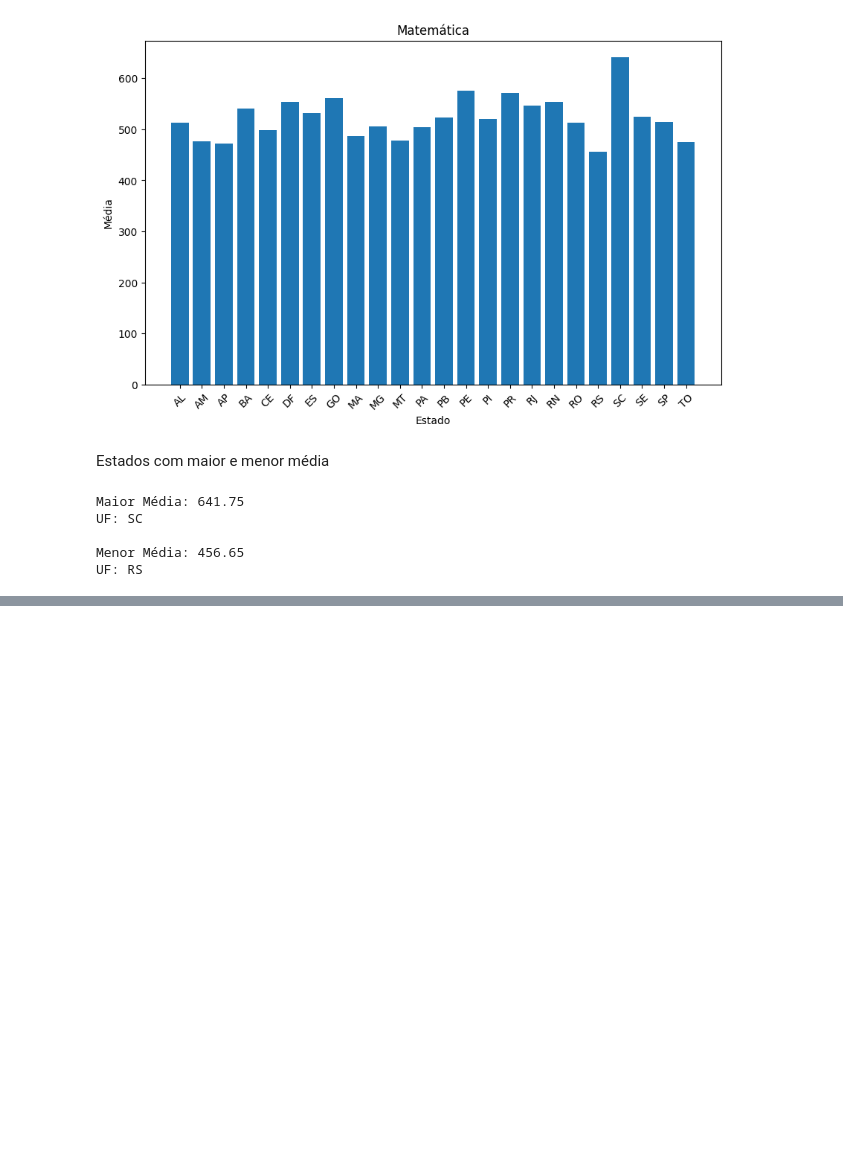
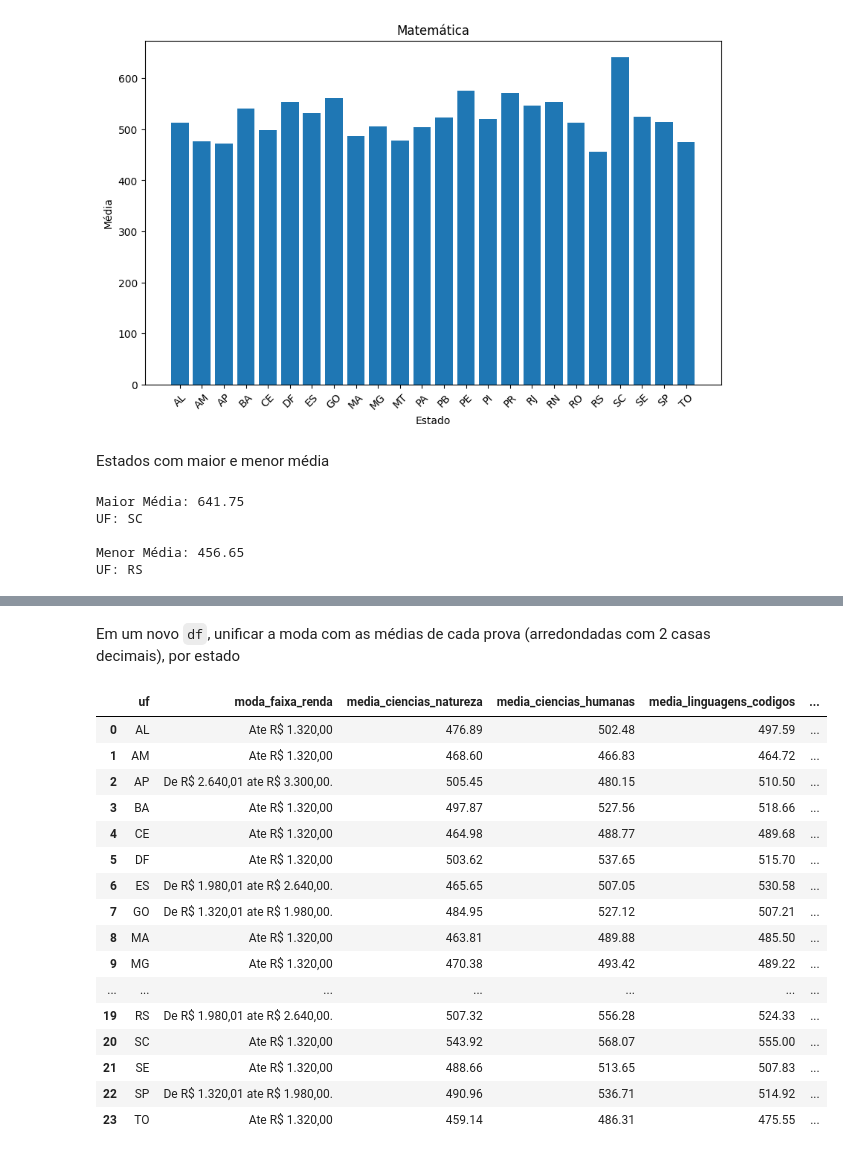
Before and after one commit to rodolfo-brandao/pos-graduacao, a Jupyter notebook: src/modulo-02/src/Python/projeto_final.ipynb, the cells around one changed output, grey strips where cells are left out. Drawn from its saved outputs; the diff is of its cells as text; code cells hidden in the pictures; blank space fills up the shorter version.

```diff
--- a/src/modulo-02/src/Python/projeto_final.ipynb
+++ b/src/modulo-02/src/Python/projeto_final.ipynb
@@ -31,7 +31,7 @@ import matplotlib.pyplot as plt
 Nota: Cada linha do `df` corresponde a um inscrito do ENEM.
 # %%
 microdados_df = pd.read_csv(
-    "../../datasets/microdados-enem-2023-nordeste.csv",
+    filepath_or_buffer="../../datasets/microdados-enem-2023-nordeste.csv",
     sep=";",
     decimal=",",
     encoding="utf-8",
@@ -352,6 +356,2 @@ UF: RS
 # %%
-moda_faixa_renda_por_estado = pd.DataFrame(
-    notas_estados_microdados_df.groupby("SG_UF_ESC")["Q006"].agg(lambda x: x.mode().iloc[0])
-)
-
-moda_faixa_renda_por_estado
+faixa_renda_estado_agrupado = notas_estados_microdados_df[["SG_UF_ESC", "Q006"]].groupby("SG_UF_ESC")
@@ -376,0 +358,56 @@ moda_faixa_renda_por_estado
+# %% [markdown]
+Em um novo `df`, unificar a moda com as médias de cada prova (arredondadas com 2 casas decimais), por estado
+# %%
+faixa_renda_media_provas_unificado = {
+    "uf": [],
+    "moda_faixa_renda": [],
+    "media_ciencias_natureza": [],
+    "media_ciencias_humanas": [],
+    "media_linguagens_codigos": [],
+    "media_matematica": []
+}
+
+for _, grupo in faixa_renda_estado_agrupado:
+    uf = grupo["SG_UF_ESC"].iloc[0]
+    faixa_renda_media_provas_unificado["uf"].append(uf)
+
+    faixa_renda_media_provas_unificado["moda_faixa_renda"].append(
+        grupo["Q006"].mode()[0]
+    )
+
+    faixa_renda_media_provas_unificado["media_ciencias_natureza"].append(
+        round(media_prova_cn_por_estado[media_prova_cn_por_estado["SG_UF_ESC"] == uf].iloc[0]["NU_NOTA_CN"], 2)
+    )
+
+    faixa_renda_media_provas_unificado["media_ciencias_humanas"].append(
+        round(media_prova_ch_por_estado[media_prova_ch_por_estado["SG_UF_ESC"] == uf].iloc[0]["NU_NOTA_CH"], 2)
+    )
+
+    faixa_renda_media_provas_unificado["media_linguagens_codigos"].append(
+        round(media_prova_lc_por_estado[media_prova_lc_por_estado["SG_UF_ESC"] == uf].iloc[0]["NU_NOTA_LC"], 2)
+    )
+
+    faixa_renda_media_provas_unificado["media_matematica"].append(
+        round(media_prova_mt_por_estado[media_prova_mt_por_estado["SG_UF_ESC"] == uf].iloc[0]["NU_NOTA_MT"], 2)
+    )
+
+faixa_renda_media_provas_unificado_df = pd.DataFrame(faixa_renda_media_provas_unificado)
+faixa_renda_media_provas_unificado_df
+# %% [output]
+|  | uf | moda_faixa_renda | media_ciencias_natureza | media_ciencias_humanas | media_linguagens_codigos | ... |
+| 0 | AL | Ate R$ 1.320,00 | 476.89 | 502.48 | 497.59 | ... |
+| 1 | AM | Ate R$ 1.320,00 | 468.60 | 466.83 | 464.72 | ... |
+| 2 | AP | De R$ 2.640,01 ate R$ 3.300,00. | 505.45 | 480.15 | 510.50 | ... |
+| 3 | BA | Ate R$ 1.320,00 | 497.87 | 527.56 | 518.66 | ... |
+| 4 | CE | Ate R$ 1.320,00 | 464.98 | 488.77 | 489.68 | ... |
+| 5 | DF | Ate R$ 1.320,00 | 503.62 | 537.65 | 515.70 | ... |
+| 6 | ES | De R$ 1.980,01 ate R$ 2.640,00. | 465.65 | 507.05 | 530.58 | ... |
+| 7 | GO | De R$ 1.320,01 ate R$ 1.980,00. | 484.95 | 527.12 | 507.21 | ... |
+| 8 | MA | Ate R$ 1.320,00 | 463.81 | 489.88 | 485.50 | ... |
+| 9 | MG | Ate R$ 1.320,00 | 470.38 | 493.42 | 489.22 | ... |
+| ... | ... | ... | ... | ... | ... | ... |
+| 19 | RS | De R$ 1.980,01 ate R$ 2.640,00. | 507.32 | 556.28 | 524.33 | ... |
+| 20 | SC | Ate R$ 1.320,00 | 543.92 | 568.07 | 555.00 | ... |
+| 21 | SE | Ate R$ 1.320,00 | 488.66 | 513.65 | 507.83 | ... |
+| 22 | SP | De R$ 1.320,01 ate R$ 1.980,00. | 490.96 | 536.71 | 514.92 | ... |
+| 23 | TO | Ate R$ 1.320,00 | 459.14 | 486.31 | 475.55 | ... |
```
Also changed, not shown: parts of 5 cells of this notebook.
